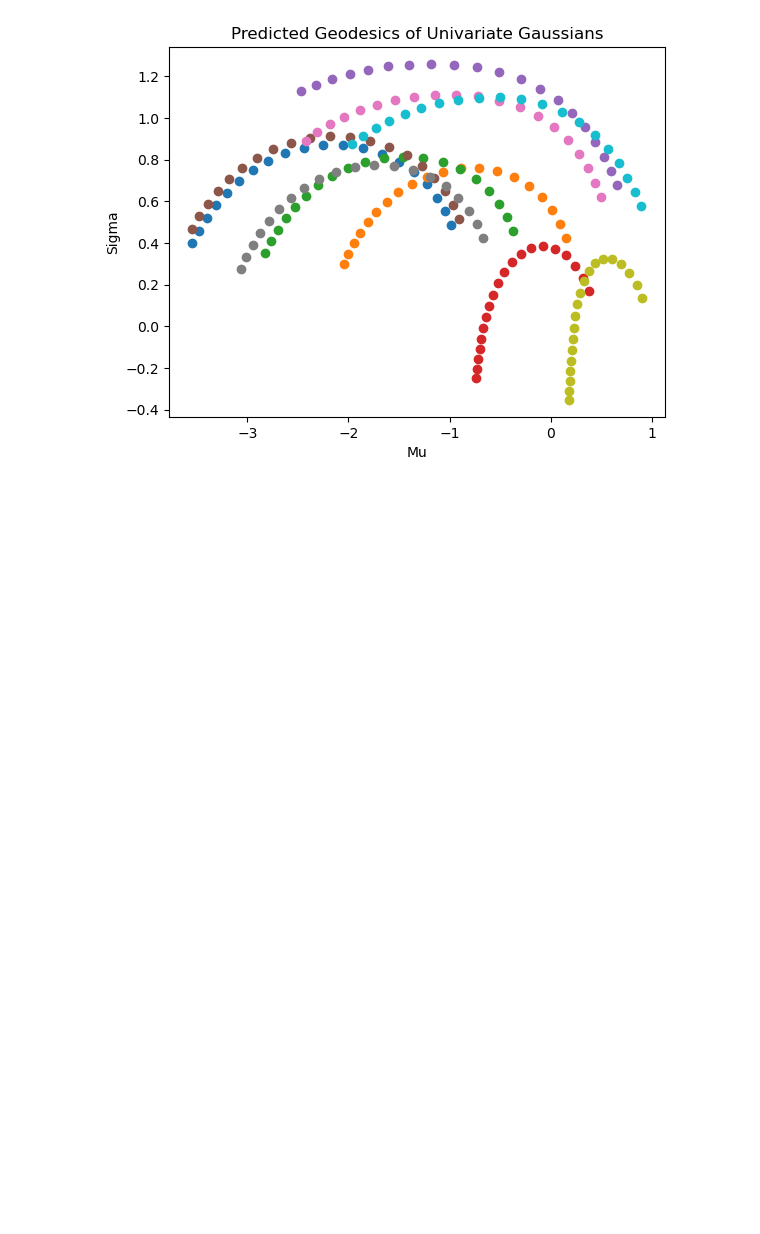
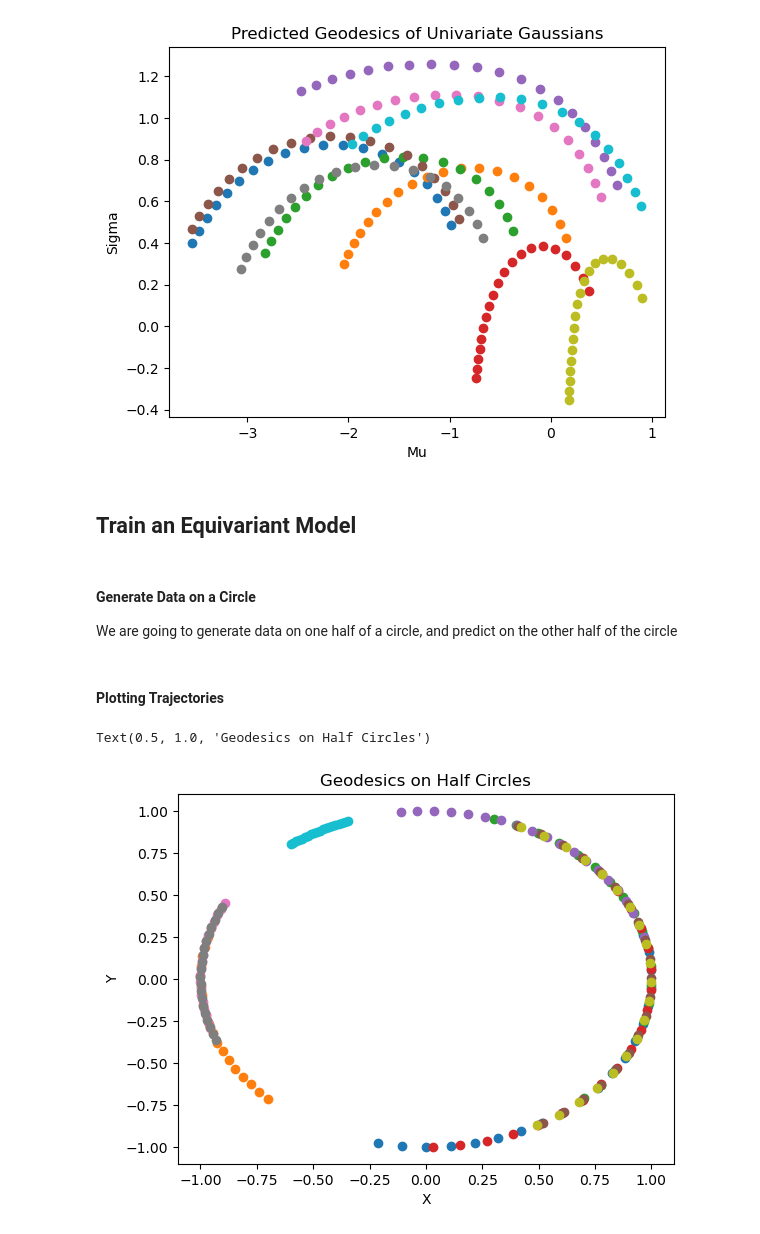
Before and after one commit to abrahme/curvature_estimation, a Jupyter notebook: SampleTrajectory.ipynb, the cells around one changed output. Cells and saved outputs as stored; diff of their text form; code cells hidden in the pictures; blank space fills up the shorter version.

```diff
--- a/SampleTrajectory.ipynb
+++ b/SampleTrajectory.ipynb
@@ -89,3 +91,35 @@ plt.title("Predicted Geodesics of Univariate Gaussians")
 # %% [output]
 Text(0.5, 1.0, 'Predicted Geodesics of Univariate Gaussians')
 [figure]
+# %% [markdown]
+## Train an Equivariant Model
+# %% [markdown]
+#### Generate Data on a Circle
+
+We are going to generate data on one half of a circle, and predict on the other half of the circle
+# %%
+from geomstats.geometry.hypersphere import Hypersphere
+dim = 2
+space = Hypersphere(dim-1)
+N = 10
+time_steps = 20
+t = torch.linspace(0,1,time_steps)
+
+upper_hemisphere_input_theta = np.random.rand(N,1) * np.pi
+
+input_points = np.concatenate([np.cos(upper_hemisphere_input_theta), np.sin(upper_hemisphere_input_theta)], -1)
+input_tangent_vec = space.random_tangent_vec(input_points)
+geodesic = space.metric.geodesic(initial_point=input_points, initial_tangent_vec = input_tangent_vec)
+geodesic_trajectories =  geodesic(t)
+# %% [markdown]
+#### Plotting Trajectories
+# %%
+import matplotlib.pyplot as plt
+for i in range(N):
+    plt.scatter(geodesic_trajectories[i][:, 0], geodesic_trajectories[i][:, 1])
+plt.xlabel("X")
+plt.ylabel("Y")
+plt.title("Geodesics on Half Circles")
+# %% [output]
+Text(0.5, 1.0, 'Geodesics on Half Circles')
+[figure, added]
```
Also changed, not shown: parts of 4 cells of this notebook, 4 other files.
